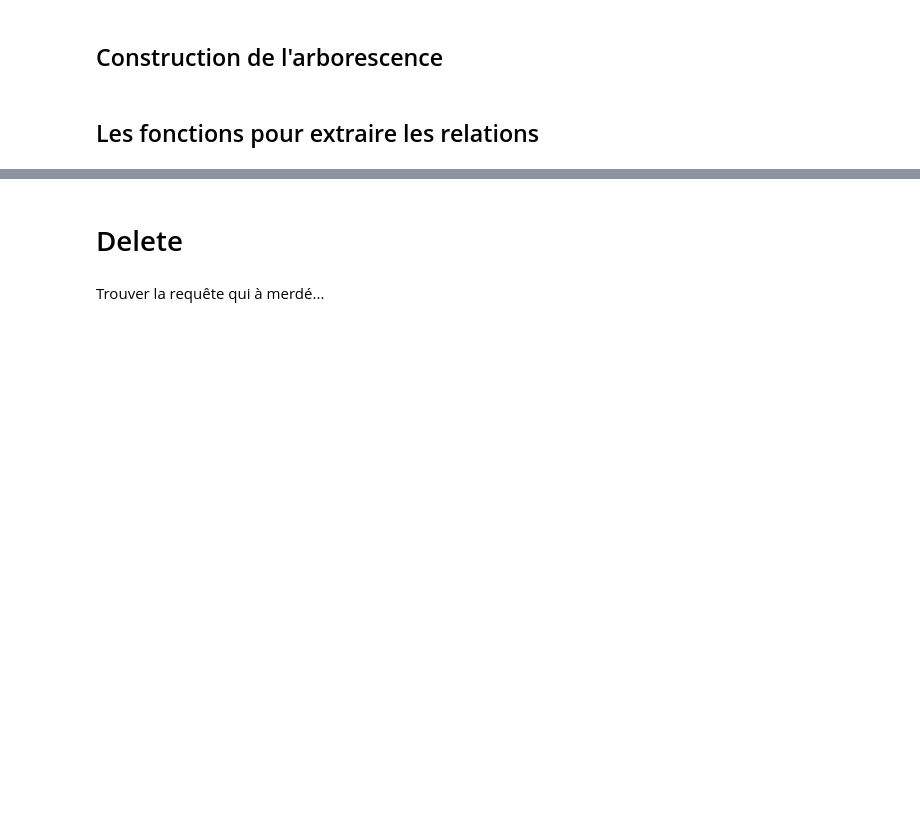
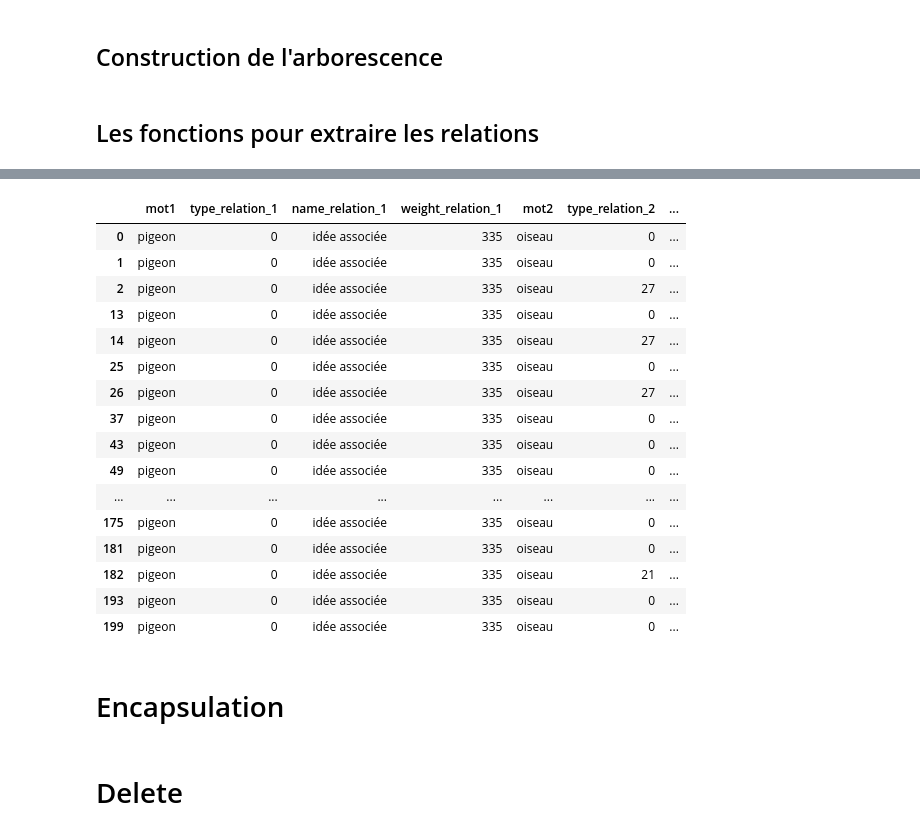
Before and after one commit to AissAiss/JeuxDeMots, a Jupyter notebook: codeAndParser.ipynb, the cells around one changed output, grey strips where cells are left out. Saved outputs shown, nothing was run; the diff lists cells and outputs as text; code cells hidden in the pictures; blank space fills up the shorter version.

```diff
--- a/codeAndParser.ipynb
+++ b/codeAndParser.ipynb
@@ -14,6 +14,7 @@ from alive_progress import alive_bar
 # Arborescence du sysème de fichier
 PATH            = "data/"
 PATH_REQUEST    = "data/requests/"
+PATH_DWH        = "data/dwh/"
 PATH_DEF        = "data/def/"
 PATH_E          = "data/e/"
 PATH_NT         = "data/nt/"
@@ -29,6 +30,13 @@ EXT_NT          = "_nt.csv"
 EXT_RE          = "_re.csv"
 EXT_RS          = "_rs.csv"
 EXT_RT          = "_rt.csv"
+
+# Data Warehouse
+DWH_0 = "DWH_0.csv"
+DWH_1 = "DWH_1.csv"
+DWH_2 = "DWH_2.csv"
+DWH_3 = "DWH_3.csv"
+DWH_4 = "DWH_4.csv"
 
 class Terme:
     def __init__(self, mot):
@@ -76,9 +84,6 @@ class Terme:
         while not self.request() and i < 5:
             i += 1
 
-        self.load()
-
-    def load(self):
         f = open(PATH_REQUEST + self.mot + EXT_REQUEST, "r")
         lines = f.readlines()
         try :
@@ -162,6 +167,9 @@ class Terme:
         m_rs.close()
         m_re.close()
 
+        self.load()
+
+    def load(self):
         self.E  = pd.read_csv(PATH_E  + self.mot + EXT_E,  sep=";")
         self.NT = pd.read_csv(PATH_NT + self.mot + EXT_NT, sep=";")
         self.RE = pd.read_csv(PATH_RE + self.mot + EXT_RE, sep=";")
@@ -186,6 +194,27 @@ class Terme:
         if not exists(PATH_REQUEST):
             mkdir(PATH_REQUEST)
 
+        if not exists(PATH_DWH):
+            mkdir(PATH_DWH)
+
+            # Creer les entrepots
+            DWH1 = open(PATH_DWH + DWH_1, "w")
+            DWH2 = open(PATH_DWH + DWH_2, "w")
+            DWH3 = open(PATH_DWH + DWH_3, "w")
+            DWH4 = open(PATH_DWH + DWH_4, "w")
+
+            # Ecrirre les entete
+            DWH1.write("mot1;type_relation;name_relation;weight_relation;mot2\n")
+            DWH2.write("mot1;type_relation_1;name_relation_1;weight_relation_1;mot2;type_relation_2;name_relation_2;weight_relation_2;mot3;mean;geometric_mean;harmonic_mean\n")
+            DWH3.write("mot1;type_relation_1;name_relation_1;weight_relation_1;mot2;type_relation_2;name_relation_2;weight_relation_2;mot3;type_relation_3;name_relation_3;weight_relation_3;mot4;mean;geometric_mean;harmonic_mean\n")
+            DWH4.write("mot1;type_relation_1;name_relation_1;weight_relation_1;mot2;type_relation_2;name_relation_2;weight_relation_2;mot3;type_relation_3;name_relation_3;weight_relation_3;mot4;type_relation_4;name_relation_4;weight_relation_4;mot5;mean;geometric_mean;harmonic_mean\n")
+
+            # Fermer les fichier
+            DWH1.close()
+            DWH2.close()
+            DWH3.close()
+            DWH4.close()
+
         if not exists(PATH_E):
             mkdir(PATH_E)
 
@@ -522,0 +602,3 @@ print(mot.getID())
+# %%
+df = pd.read_csv(PATH_DWH + DWH_3, sep = ";")
+df
@@ -522,0 +619,22 @@ print(mot.getID())
+# %%
+df.loc[(df['mot2'] == "oiseau") & (df['mean'] > 100)]
+# %% [output]
+|  | mot1 | type_relation_1 | name_relation_1 | weight_relation_1 | mot2 | type_relation_2 | ... |
+| 0 | pigeon | 0 | idée associée | 335 | oiseau | 0 | ... |
+| 1 | pigeon | 0 | idée associée | 335 | oiseau | 0 | ... |
+| 2 | pigeon | 0 | idée associée | 335 | oiseau | 27 | ... |
+| 13 | pigeon | 0 | idée associée | 335 | oiseau | 0 | ... |
+| 14 | pigeon | 0 | idée associée | 335 | oiseau | 27 | ... |
+| 25 | pigeon | 0 | idée associée | 335 | oiseau | 0 | ... |
+| 26 | pigeon | 0 | idée associée | 335 | oiseau | 27 | ... |
+| 37 | pigeon | 0 | idée associée | 335 | oiseau | 0 | ... |
+| 43 | pigeon | 0 | idée associée | 335 | oiseau | 0 | ... |
+| 49 | pigeon | 0 | idée associée | 335 | oiseau | 0 | ... |
+| ... | ... | ... | ... | ... | ... | ... | ... |
+| 175 | pigeon | 0 | idée associée | 335 | oiseau | 0 | ... |
+| 181 | pigeon | 0 | idée associée | 335 | oiseau | 0 | ... |
+| 182 | pigeon | 0 | idée associée | 335 | oiseau | 21 | ... |
+| 193 | pigeon | 0 | idée associée | 335 | oiseau | 0 | ... |
+| 199 | pigeon | 0 | idée associée | 335 | oiseau | 0 | ... |
+# %% [markdown]
+# Encapsulation
@@ -524,5 +656,3 @@ print(mot.getID())
 # Delete
 # %%
 Terme.deleteMyLocalDataBase()
-# %% [markdown]
-Trouver la requête qui à merdé...
```
Also changed, not shown: parts of 29 cells of this notebook, 5 other files.
